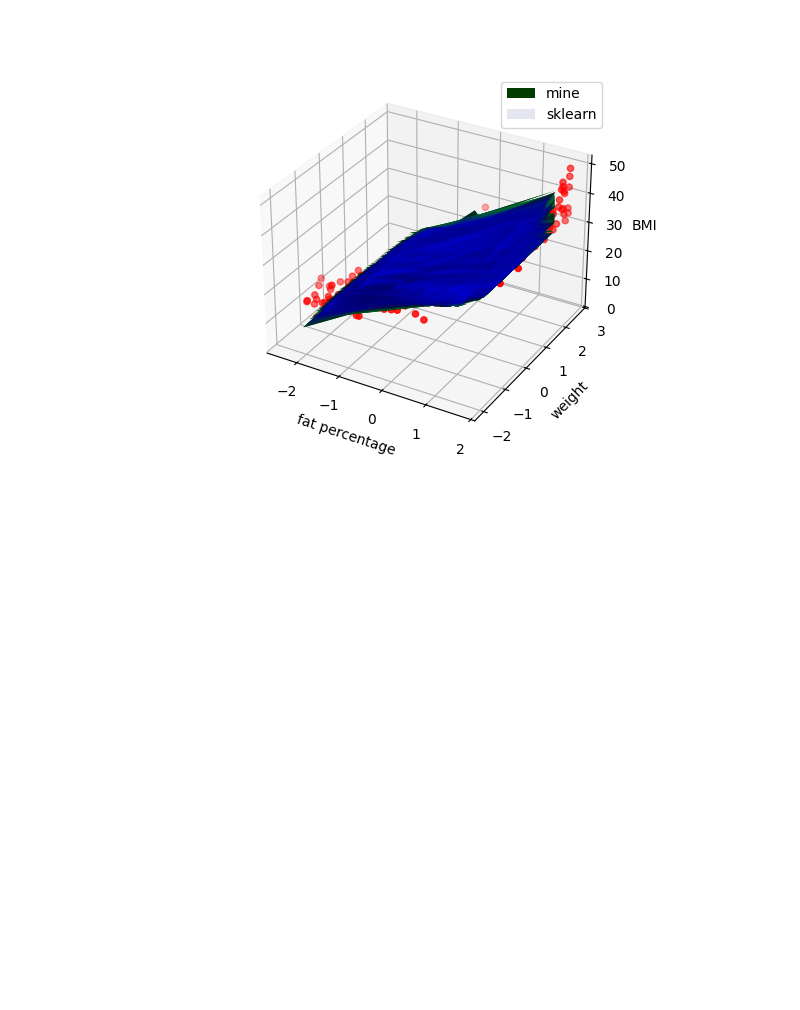
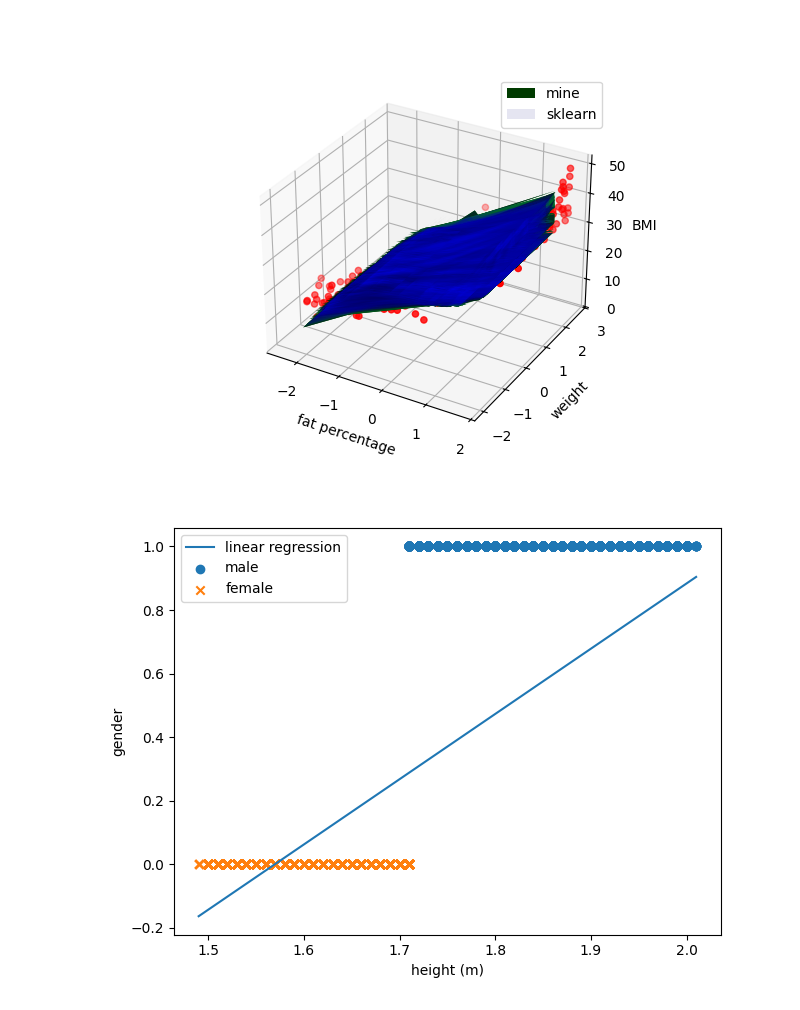
Before and after one commit to Pourixa/life-style-analyze, a Jupyter notebook: main.ipynb, the cells around one changed output. Cells and saved outputs as stored; diff of their text form; code cells hidden in the pictures; blank space fills up the shorter version.

Commit message:
Add logistic regression
Added my logistic regression and compared it to sk learn alghorithm

```diff
--- a/main.ipynb
+++ b/main.ipynb
@@ -61,7 +54,7 @@ def scale(x:np.ndarray,scaling:int=0):
 
 def linear_regression_gradient_descent(x:np.ndarray,y:np.ndarray,w_i:float=0,b_i:float=0,alpha:float=0.001,iters:int=1000,cost:bool=False):
     """
-    x (ndarray) : feature values
+    x (ndarray) : feature values shape(n feature,m samples)
     y (ndarray) : target values
     w_i (float) : initial regression coefficient
     b_i (float) : initial interception value
@@ -392,3 +385,27 @@ ax4.legend()
 # %% [output]
 <matplotlib.legend.Legend at 0x...>
 [figure]
+# %%
+df["gender_value"] = 0
+df.loc[df.Gender == "Male", "gender_value"] = 1
+# %%
+gender = df["gender_value"].to_numpy().reshape(-1)
+height = df["Height (m)"].to_numpy().reshape(-1)
+height=np.sort(height)
+gender=np.sort(gender)
+# %%
+
+male = gender[gender == 1]
+female = gender[gender == 0]
+# %%
+fig5, ax5 = plt.subplots()
+w_t,b_t=linear_regression_gradient_descent(scale(height,2),y)
+ax5.plot(height,(w_t*scale(height,2)+b_t),label="linear regression")
+ax5.scatter((height[len(female):len(female)+len(male)]), male, marker="o", label="male")
+ax5.scatter(height[:len(female)], female, marker="x", label="female")
+ax5.set_xlabel("height (m)")
+ax5.set_ylabel("gender")
+ax5.legend()
+plt.tight_layout()
+# %% [output]
+[figure, added]
```
Also changed, not shown: parts of 7 cells of this notebook.
